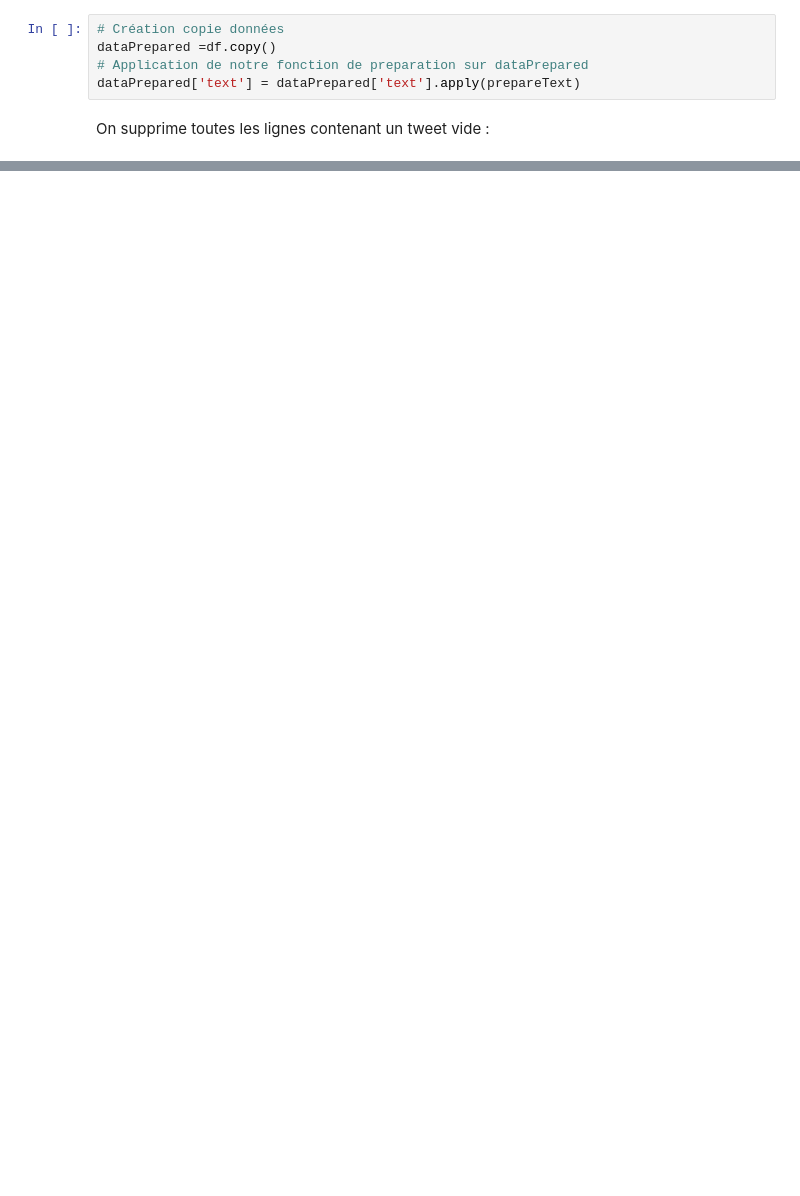
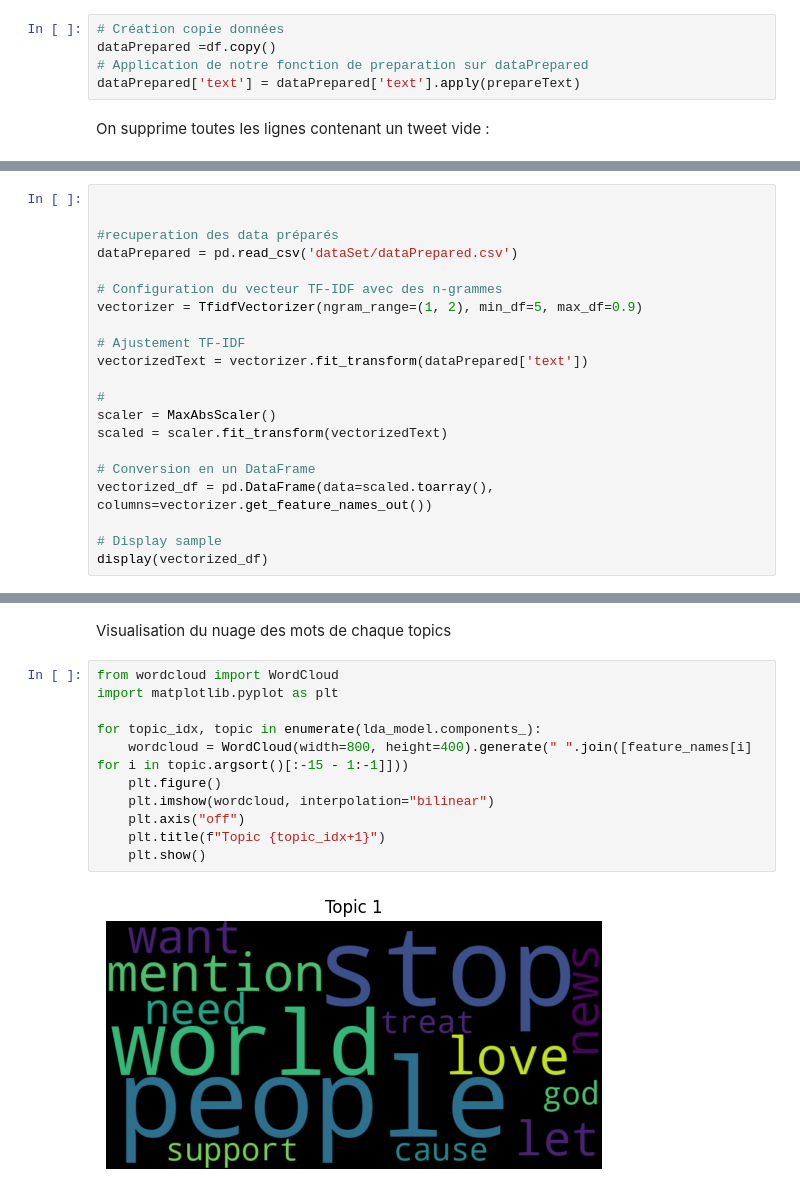
Before and after one commit to Akkuun/M1_IMAGINE_ML_Project, a Jupyter notebook: ML_Project_Group_8.ipynb, the cells around one changed output, grey strips where cells are left out. Drawn from its saved outputs; the diff is of its cells as text; blank space fills up the shorter version.

```diff
--- a/ML_Project_Group_8.ipynb
+++ b/ML_Project_Group_8.ipynb
@@ -487,0 +665,21 @@ Le principe de la vectorisation est de convertir des données textuelles en une
+# %%
+
+
+#recuperation des data préparés
+dataPrepared = pd.read_csv('dataSet/dataPrepared.csv')
+
+# Configuration du vecteur TF-IDF avec des n-grammes
+vectorizer = TfidfVectorizer(ngram_range=(1, 2), min_df=5, max_df=0.9)
+
+# Ajustement TF-IDF
+vectorizedText = vectorizer.fit_transform(dataPrepared['text'])
+
+#
+scaler = MaxAbsScaler()
+scaled = scaler.fit_transform(vectorizedText)
+
+# Conversion en un DataFrame
+vectorized_df = pd.DataFrame(data=scaled.toarray(), columns=vectorizer.get_feature_names_out())
+
+# Display sample
+display(vectorized_df)
@@ -487,0 +817,15 @@ Le principe de la vectorisation est de convertir des données textuelles en une
+# %% [markdown]
+Visualisation du nuage des mots de chaque topics
+# %%
+from wordcloud import WordCloud
+import matplotlib.pyplot as plt
+
+for topic_idx, topic in enumerate(lda_model.components_):
+    wordcloud = WordCloud(width=800, height=400).generate(" ".join([feature_names[i] for i in topic.argsort()[:-15 - 1:-1]]))
+    plt.figure()
+    plt.imshow(wordcloud, interpolation="bilinear")
+    plt.axis("off")
+    plt.title(f"Topic {topic_idx+1}")
+    plt.show()
+# %% [output]
+[figure, added]
```
Also changed, not shown: parts of 30 cells of this notebook.
